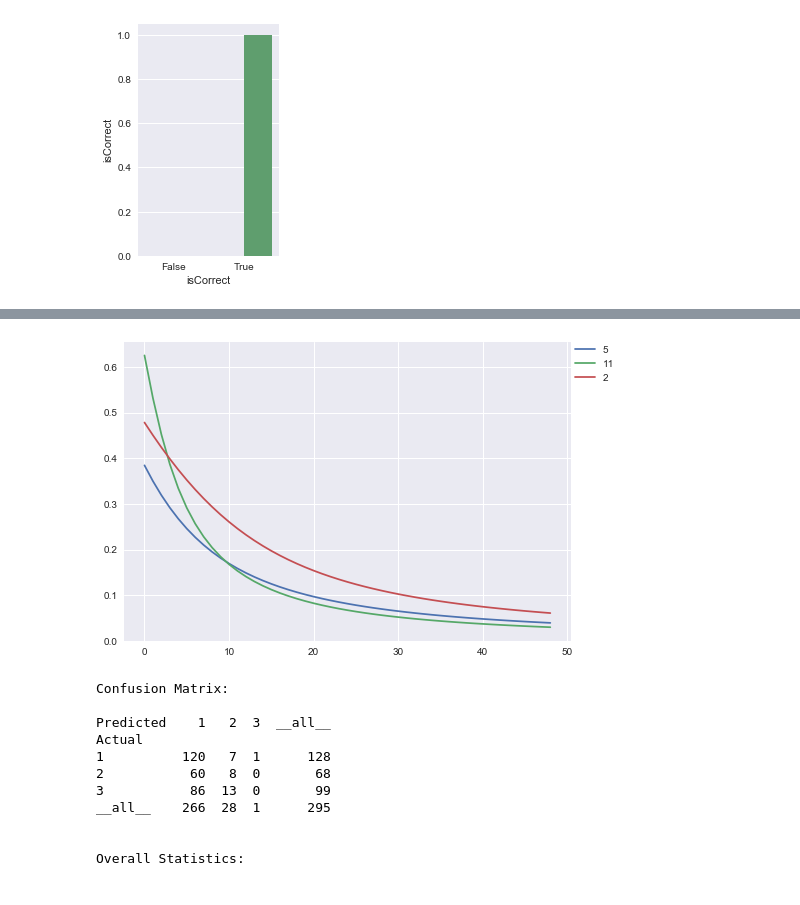
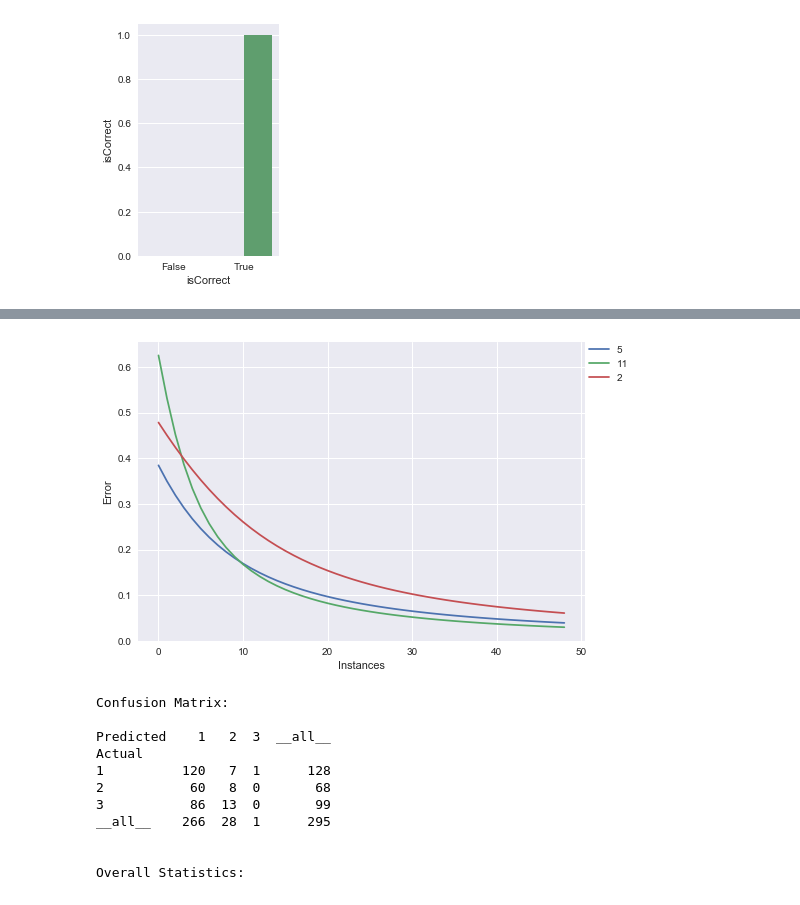
Before and after one commit to gslandtreter/pyNeuralClassifier, a Jupyter notebook: dataviz.ipynb, the cells around one changed output, grey strips where cells are left out. Cells and saved outputs as stored; diff of their text form; code cells hidden in the pictures.

```diff
--- a/dataviz.ipynb
+++ b/dataviz.ipynb
@@ -209,17 +213,19 @@ plt.savefig('graphs/haberman.png')
 # %%
+plt.ylabel("Error")
+plt.xlabel("Instances")
 cmc_train = pd.read_csv('dataset/cmc.data_1_train.csv')
 plt.plot(cmc_train.error, label='5')
 cmc_train = pd.read_csv('dataset/cmc.data_2_train.csv')
 plt.plot(cmc_train.error, label='11')
 cmc_train = pd.read_csv('dataset/cmc.data_3_train.csv')
 plt.plot(cmc_train.error, label='2')
 
 plt.legend(bbox_to_anchor=(1, 1), loc=2, borderaxespad=0.)
 plt.savefig('graphs/cmc.png')
 
 # mais denso é melhor
 # %% [output]
-[figure, old version]
+[figure, new version]
 # %%
 # compara a performance média nos quesitos
 # 1. acurácia ( TP + TN ) / Total
```
Also changed, not shown: parts of 2 cells of this notebook, 3 other files.
